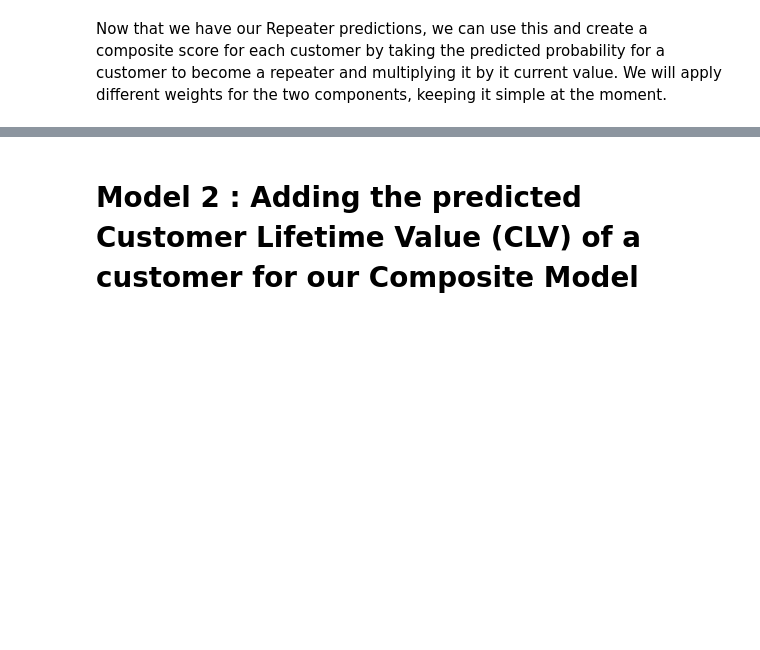
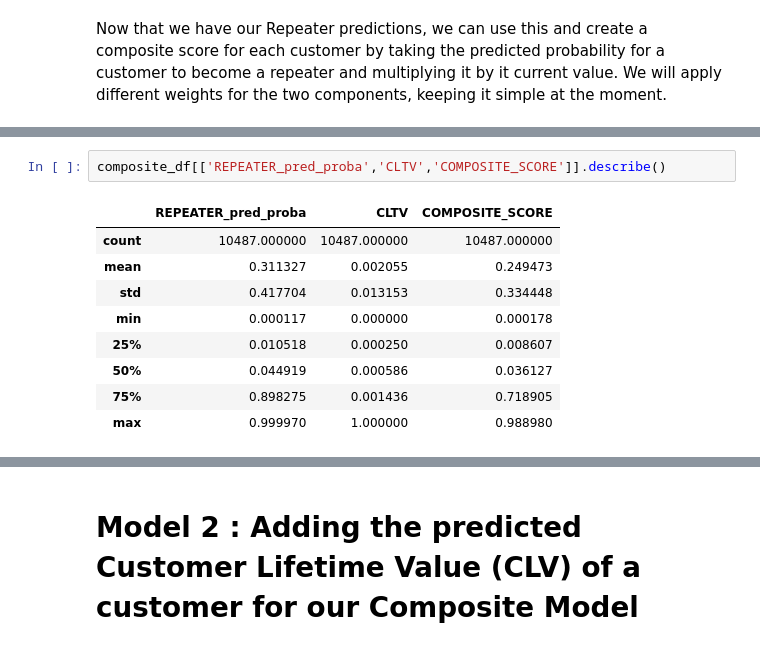
Before and after one commit to ElieTrigano/CRP_VC, a Jupyter notebook: model_v1_cleaned.ipynb, the cells around one changed output, grey strips where cells are left out. Drawn from its saved outputs; the diff is of its cells as text; blank space fills up the shorter version.

```diff
--- a/model_v1_cleaned.ipynb
+++ b/model_v1_cleaned.ipynb
@@ -189,0 +243,12 @@ composite_df.head()
+# %%
+composite_df[['REPEATER_pred_proba','CLTV','COMPOSITE_SCORE']].describe()
+# %% [output]
+|  | REPEATER_pred_proba | CLTV | COMPOSITE_SCORE |
+| count | 10487.000000 | 10487.000000 | 10487.000000 |
+| mean | 0.311327 | 0.002055 | 0.249473 |
+| std | 0.417704 | 0.013153 | 0.334448 |
+| min | 0.000117 | 0.000000 | 0.000178 |
+| 25% | 0.010518 | 0.000250 | 0.008607 |
+| 50% | 0.044919 | 0.000586 | 0.036127 |
+| 75% | 0.898275 | 0.001436 | 0.718905 |
+| max | 0.999970 | 1.000000 | 0.988980 |
```
Also changed, not shown: parts of 15 cells of this notebook, 3 other files.
